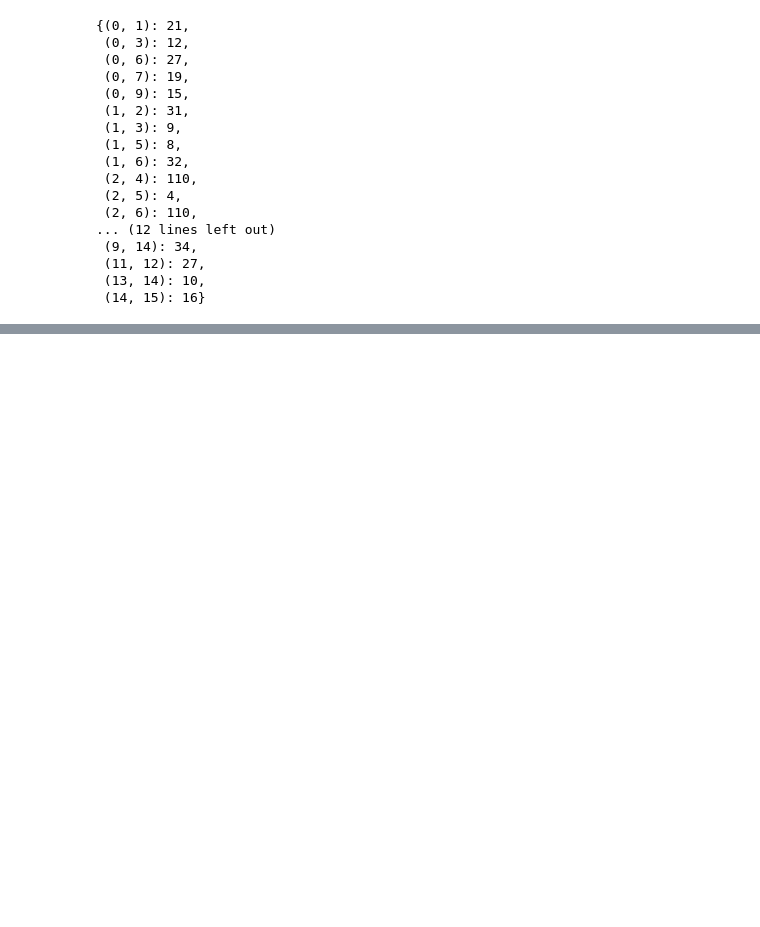
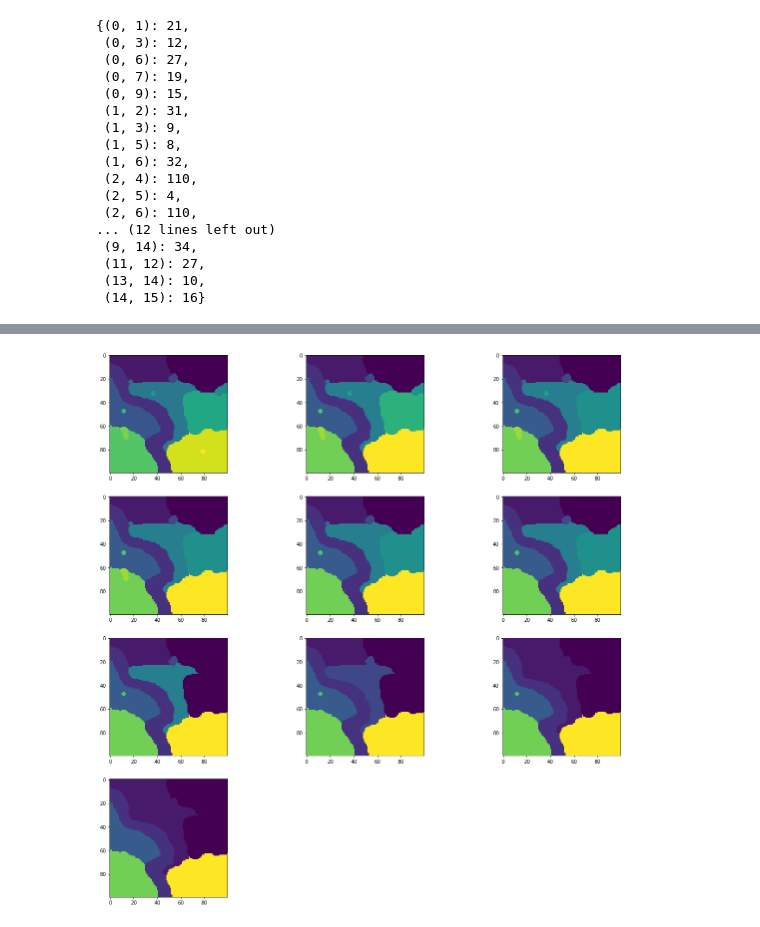
Before and after one commit to sserg-r/cob_tf, a Jupyter notebook: python/filter_segments.ipynb, the cells around one changed output, grey strips where cells are left out. Cells and saved outputs as stored; diff of their text form; code cells hidden in the pictures; blank space fills up the shorter version.

```diff
--- a/python/filter_segments.ipynb
+++ b/python/filter_segments.ipynb
@@ -85,7 +171,9 @@ def clear_segment_map(segment_map, image, area_thresh=5):
     coord_lists=[(segment_map.ravel()==ind).nonzero()[0] for ind in index]
 
     region_means=[np.array(i) for i in zip(*[ndimage.mean(image[:,:,band], labels=segment_map, index=index) for band in range(d)])]
-    return pd.DataFrame({'index':index, 'area':reg_area, 'pixels':coord_lists, 'features':region_means})
+    return {index[i]: [reg_area[i], region_means[i]] for i in range (len(index))}
+
+#     return pd.DataFrame({'index':index, 'area':reg_area, 'pixels':coord_lists, 'features':region_means})
 #     return {'index':index, 'area':reg_area, 'pixels':coord_lists, 'features':region_means}
 # %%
 hhh=clear_segment_map(all_labels, testim)
@@ -102,0 +198,20 @@ hhh[hhh['area']<100]
+# %%
+def get_dist(fv1,fv2):
+    return np.sum((fv1-fv2)**2)
+
+thresh=100
+jj= get_board(all_labels)
+outdict={}
+for key in jj:
+    for kk, lent in jj[key]:
+        areas=np.array([hhh[key][0],hhh[kk][0]])
+
+
+        if kk>key and np.min(areas)<thresh:
+            features= np.array([hhh[key][1],hhh[kk][1]])
+
+#             features= hhh[hhh['id'].isin([key, kk])]['features'].values
+            dist=get_dist(*features)
+            metr=(np.sum(areas)/np.prod(areas))*dist/lent
+#             outdict[(key, kk)]=[list(areas),metr,lent]
+            outdict[(key, kk)]=[metr,lent]
@@ -102,0 +268,6 @@ hhh[hhh['area']<100]
+# %%
+# np.fromiter(outdict.values(), dtype=float)
+minind=np.argmin(np.array(list(outdict.values()))[:,0])
+minpair=list(outdict.keys())[minind]
+merger.append(minpair)
+# np.fromiter(outdict.values(), dtype=float)
@@ -102,0 +311,12 @@ hhh[hhh['area']<100]
+# %%
+plt.figure(figsize=(20,20))
+all_label1=np.copy(all_labels)
+step_gen=(i for i in merger)
+cntr=1
+for i in step_gen:
+    plt.subplot(4,3,cntr)
+    all_label1[all_label1==i[1]]=i[0]
+    plt.imshow(all_label1)
+    cntr+=1
+# %% [output]
+[figure, added]
```
Also changed, not shown: parts of 11 cells of this notebook.
